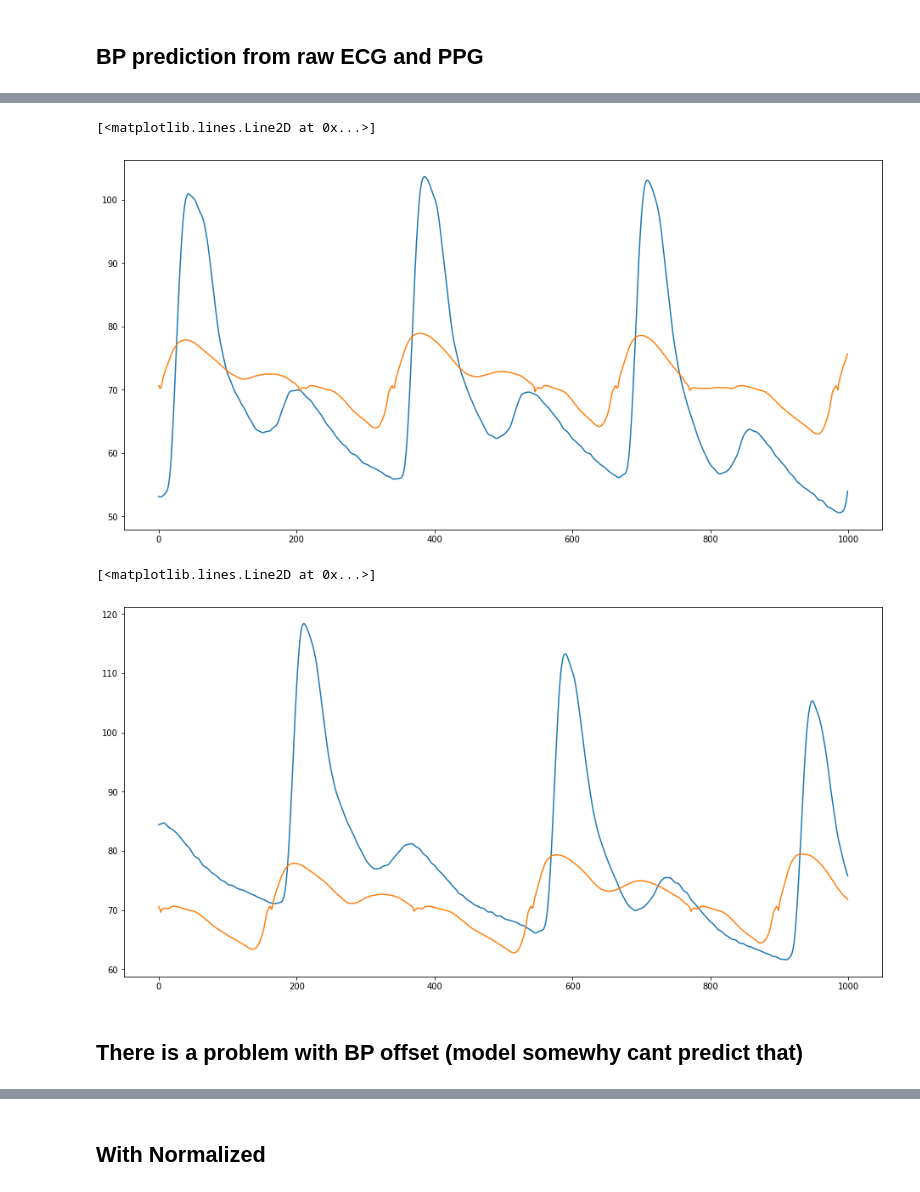
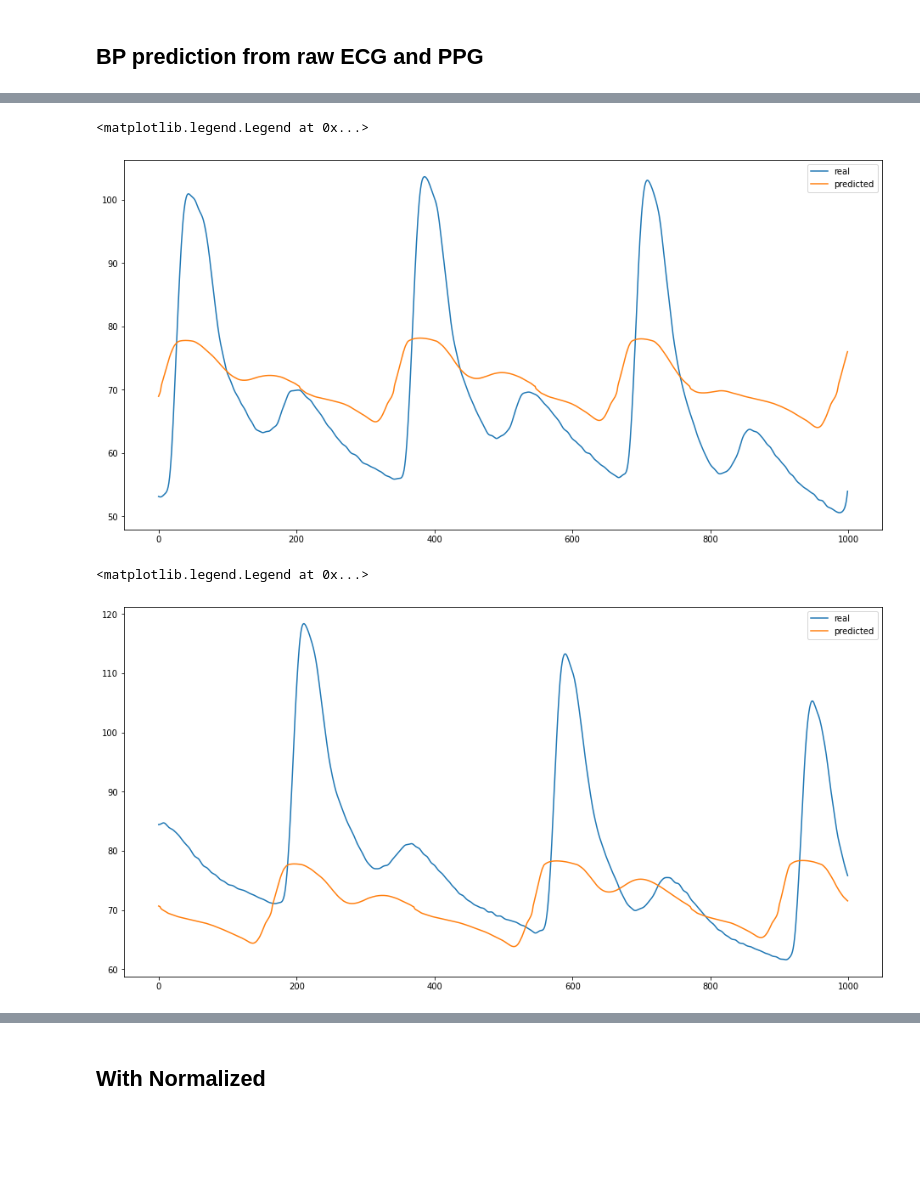
Before and after one commit to Double-Bonus/BP-estimation, a Jupyter notebook: blood-estimation.ipynb, the cells around one changed output, grey strips where cells are left out. Saved outputs shown, nothing was run; the diff lists cells and outputs as text; code cells hidden in the pictures; blank space fills up the shorter version.

```diff
--- a/blood-estimation.ipynb
+++ b/blood-estimation.ipynb
@@ -582,10 +582,15 @@ model_in = Sequential([
     Dense(128, activation=tf.keras.layers.LeakyReLU(alpha=0.1)),
     Dense(128, activation=tf.keras.layers.LeakyReLU(alpha=0.1)),
     Dropout(0.2),
+    Dense(256, activation=tf.keras.layers.LeakyReLU(alpha=0.1)),
+    Dense(256, activation=tf.keras.layers.LeakyReLU(alpha=0.1)),
+    Dense(256, activation=tf.keras.layers.LeakyReLU(alpha=0.1)),
+    Dropout(0.2),
     Dense(128, activation=tf.keras.layers.LeakyReLU(alpha=0.1)),
     Dense(128, activation=tf.keras.layers.LeakyReLU(alpha=0.1)),
     Dropout(0.2),
     Dense(64, activation=tf.keras.layers.LeakyReLU(alpha=0.1)),
+    Dropout(0.2),
     Dense(64, activation=tf.keras.layers.LeakyReLU(alpha=0.1)),
     Dropout(0.2),
     Dense(1) # last layer must be 1
@@ -621,6 +626,6 @@ callback_f = tf.keras.callbacks.EarlyStopping(
     baseline=None,
     restore_best_weights=True
 )
-model_f.fit(x_s, y_s, epochs=150, batch_size=16, validation_data=(x_val_s, y_val_s), callbacks=[callback_f])
+hist = model_f.fit(x_s, y_s, epochs=150, batch_size=16, validation_data=(x_val_s, y_val_s), callbacks=[callback_f])
 # %% [output]
 Epoch 1/150
@@ -644,16 +657,16 @@ Epoch 00141: early stopping
 # %%
 predictions = model_f.predict(x_val_s)
 # print(predictions)
-plt.plot(y_val_s[100])
-plt.plot(predictions[100])
+plt.plot(y_val_s[100], label='real')
+plt.plot(predictions[100], label='predicted')
+plt.legend()
 # %% [output]
-[<matplotlib.lines.Line2D at 0x...>]
+<matplotlib.legend.Legend at 0x...>
-[figure, old version]
+[figure, new version]
 # %%
-plt.plot(y_val_s[0])
-plt.plot(predictions[0])
+plt.plot(y_val_s[0], label='real')
+plt.plot(predictions[0], label='predicted')
+plt.legend()
 # %% [output]
-[<matplotlib.lines.Line2D at 0x...>]
+<matplotlib.legend.Legend at 0x...>
-[figure, old version]
+[figure, new version]
-# %% [markdown]
-## There is a problem with BP offset (model somewhy cant predict that)
```
Also changed, not shown: parts of 9 cells of this notebook.
